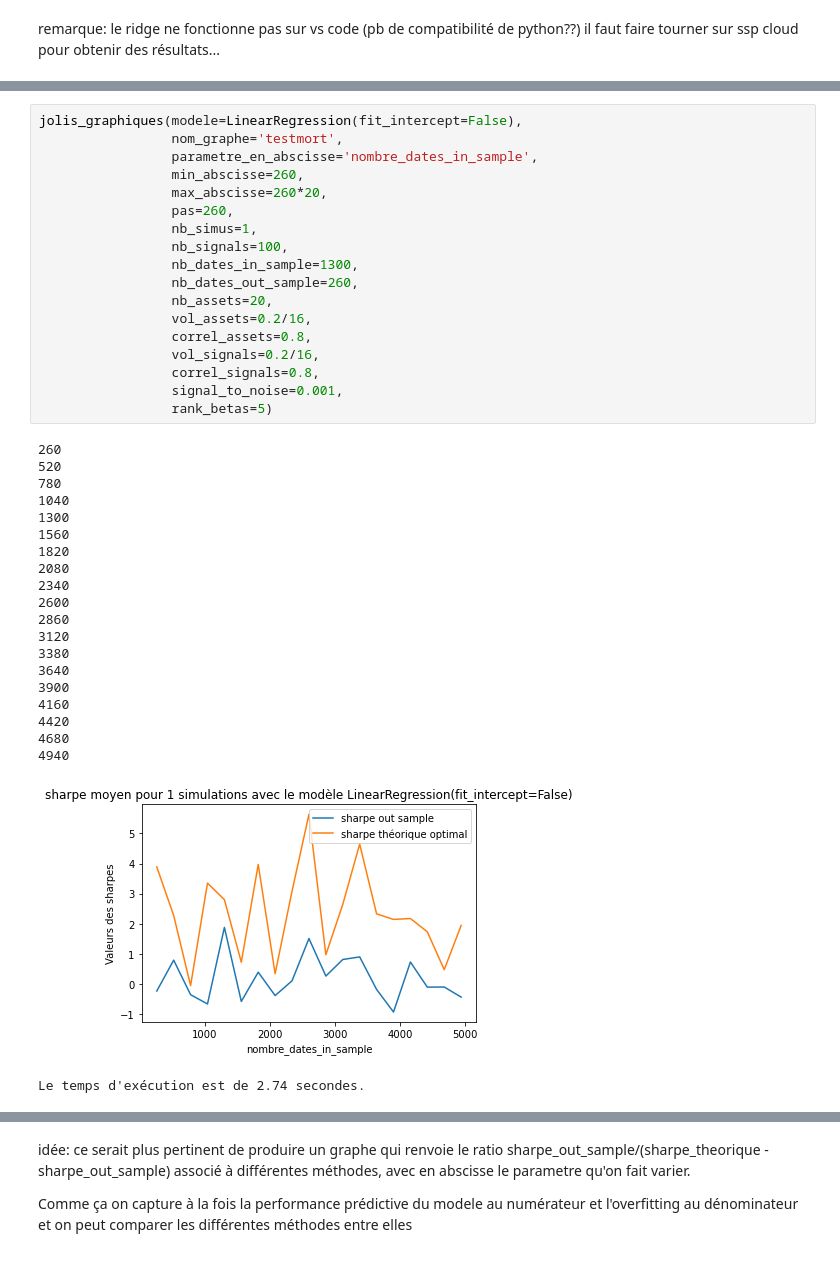
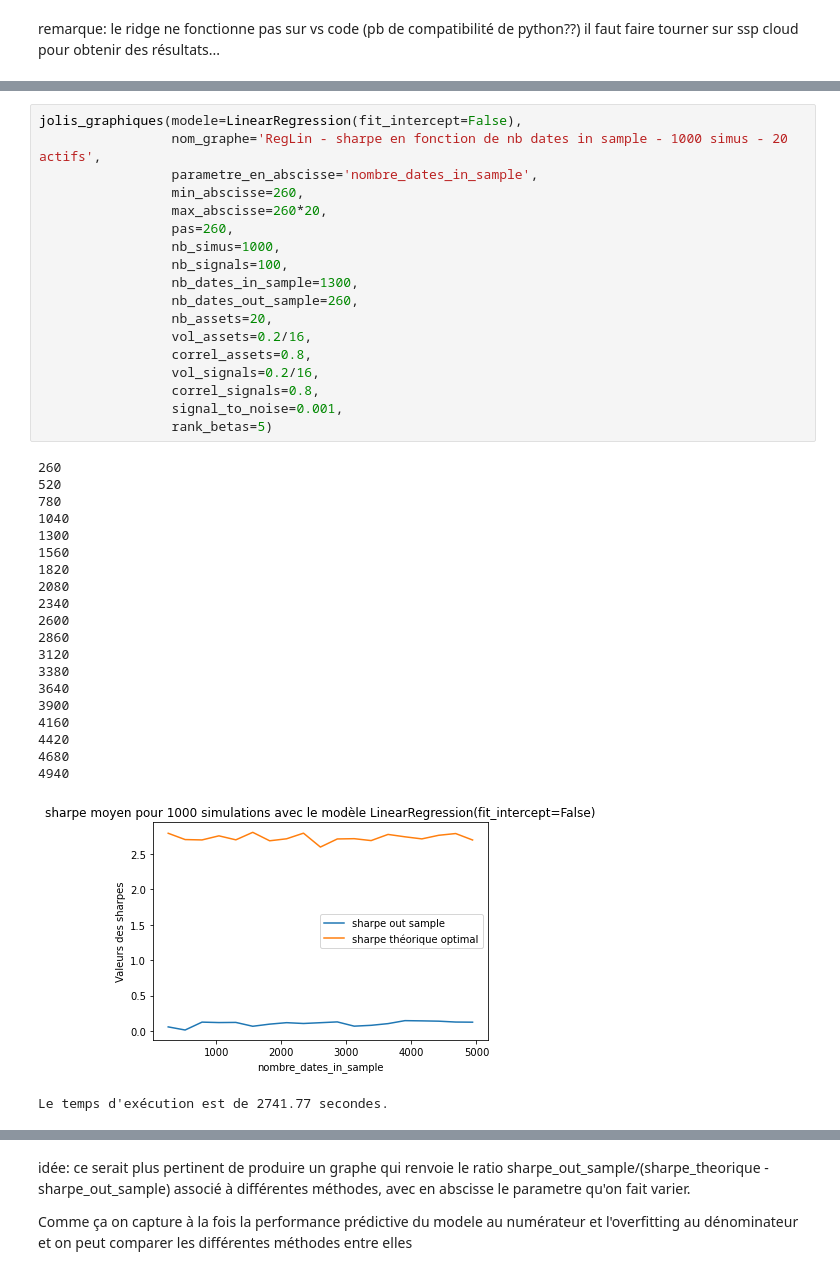
Before and after one commit to PyTomSss/StatApp_M1_ENSAE, a Jupyter notebook: Brouillon_Jean-Lou/modele avec signaux fonctions.ipynb, the cells around one changed output, grey strips where cells are left out. Saved outputs shown, nothing was run; the diff lists cells and outputs as text.

Commit message:
graphes

```diff
--- a/Brouillon_Jean-Lou/modele avec signaux fonctions.ipynb
+++ b/Brouillon_Jean-Lou/modele avec signaux fonctions.ipynb
@@ -362,42 +367,42 @@ def jolis_graphiques(modele, nom_graphe,parametre_en_abscisse, min_abscisse, max
 # %%
 jolis_graphiques(modele=LinearRegression(fit_intercept=False),
-                 nom_graphe='testmort',
+                 nom_graphe='RegLin - sharpe en fonction de nb dates in sample - 1000 simus - 20 actifs',
                  parametre_en_abscisse='nombre_dates_in_sample',
                  min_abscisse=260,
                  max_abscisse=260*20,
                  pas=260,
-                 nb_simus=1,
+                 nb_simus=1000,
                  nb_signals=100,
                  nb_dates_in_sample=1300,
                  nb_dates_out_sample=260,
                  nb_assets=20,
                  vol_assets=0.2/16,
                  correl_assets=0.8,
                  vol_signals=0.2/16,
                  correl_signals=0.8,
                  signal_to_noise=0.001,
                  rank_betas=5)
 # %% [output]
 260
 520
 780
 1040
 1300
 1560
 1820
 2080
 2340
 2600
 2860
 3120
 3380
 3640
 3900
 4160
 4420
 4680
 4940
-[figure, old version]
+[figure, new version]
-Le temps d'exécution est de 2.74 secondes.
+Le temps d'exécution est de 2741.77 secondes.
 # %%
 jolis_graphiques(modele=LinearRegression(fit_intercept=False),
```
Also changed, not shown: parts of 12 cells of this notebook.
